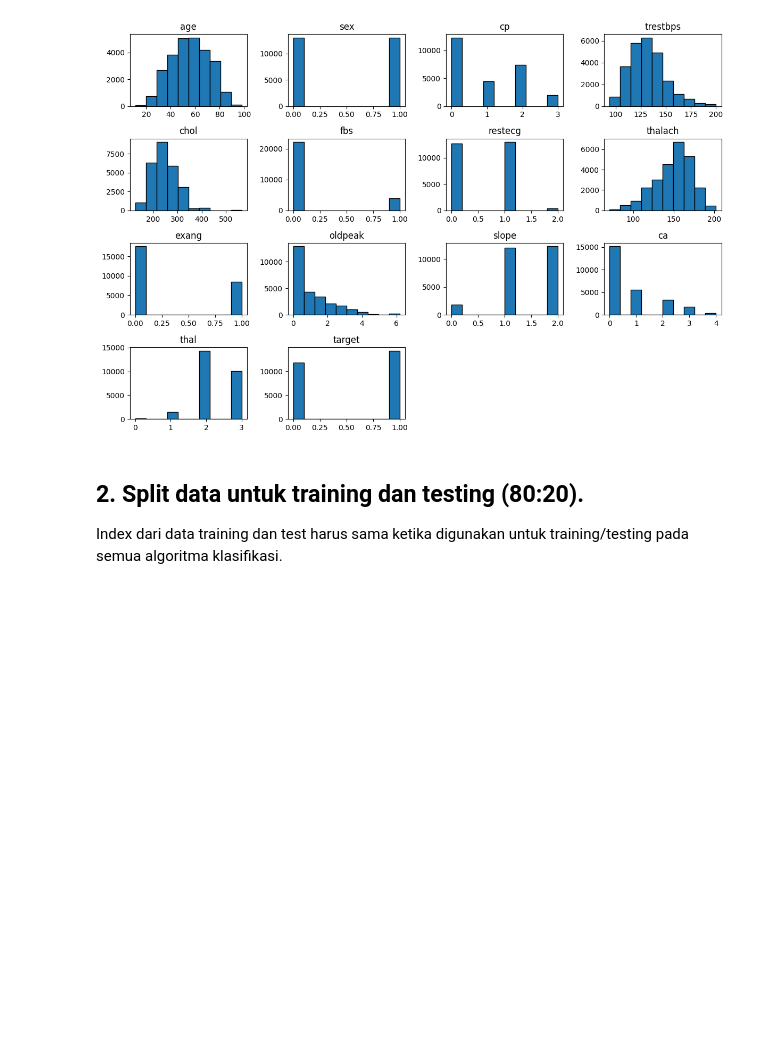
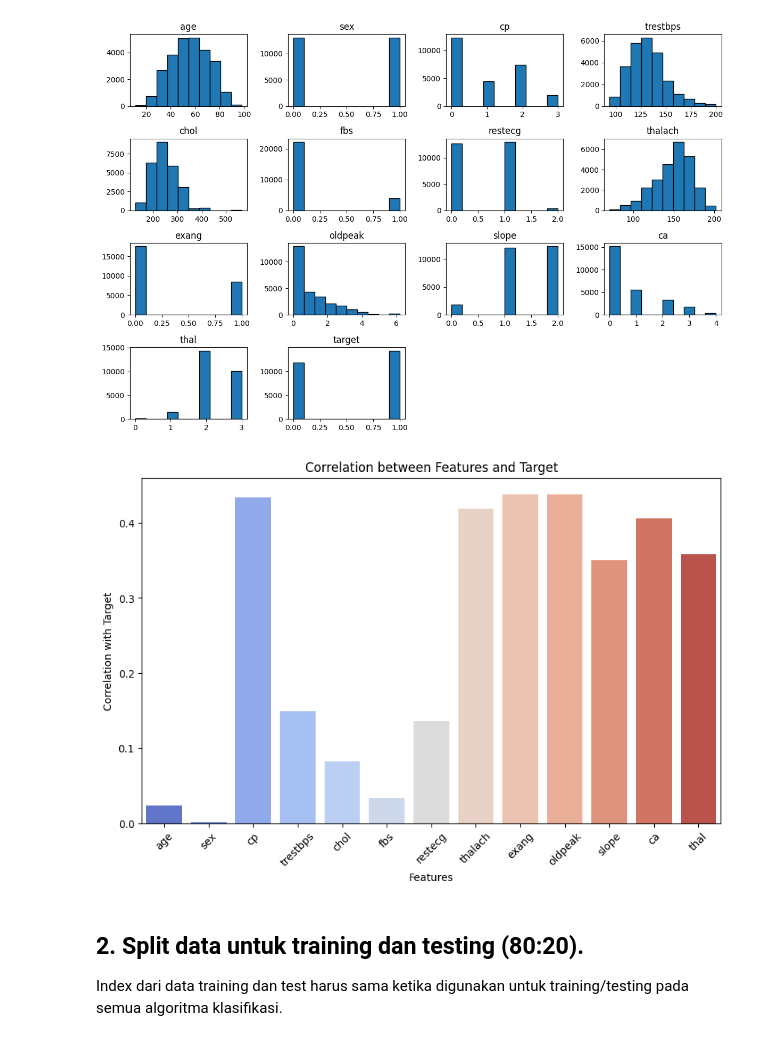
Before and after one commit to saifudienrosyid/finalproject_KKPM, a Jupyter notebook: baseline.ipynb, the cells around one changed output. Cells and saved outputs as stored; diff of their text form; code cells hidden in the pictures; blank space fills up the shorter version.

Commit message:
add eda plot and readme.md

```diff
--- a/baseline.ipynb
+++ b/baseline.ipynb
@@ -98,6 +95,23 @@ plt.tight_layout()  # Untuk menghindari tumpang tindih pada label sumbu
 plt.show()
 # %% [output]
 [figure]
+# %%
+# Menghitung matriks korelasi antara fitur-fitur dan variabel target
+correlation_matrix = df.corr().abs()
+
+# Menghitung korelasi fitur-fitur dengan variabel target
+target_correlation = correlation_matrix['target'].drop('target')  # Remove the target itself
+
+# Membuat plot batang untuk visualisasi korelasi fitur dengan variabel target
+plt.figure(figsize=(10, 6))
+sns.barplot(x=target_correlation.index, y=target_correlation.values, palette='coolwarm')
+plt.xticks(rotation=45)
+plt.xlabel('Features')
+plt.ylabel('Correlation with Target')
+plt.title('Correlation between Features and Target')
+plt.show()
+# %% [output]
+[figure, added]
 # %% [markdown]
 ## 2. Split data untuk training dan testing (80:20).
 Index dari data training dan test harus sama ketika digunakan untuk training/testing pada semua algoritma klasifikasi.
```
Also changed, not shown: parts of 3 cells of this notebook, 5 other files.
